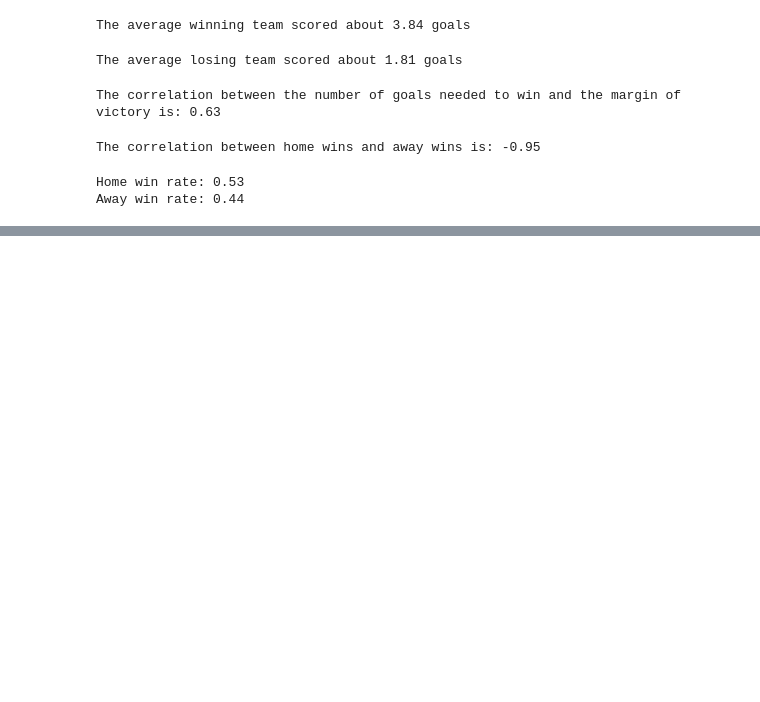
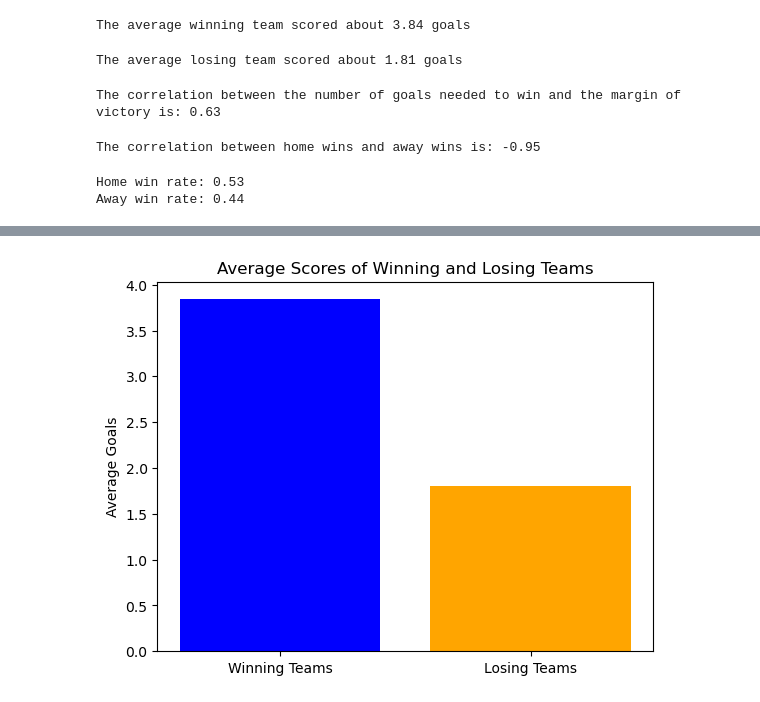
Before and after one commit to Jkosinski11/DSCI101_Final_Project, a Jupyter notebook: pythonWork.ipynb, the cells around one changed output, grey strips where cells are left out. Saved outputs shown, nothing was run; the diff lists cells and outputs as text; code cells hidden in the pictures; blank space fills up the shorter version.

```diff
--- a/pythonWork.ipynb
+++ b/pythonWork.ipynb
@@ -56,0 +87,12 @@ Away win rate: 0.44
+# %%
+average_scores = {
+    'Winning Teams': higherGoal.mean(),
+    'Losing Teams': lowerGoal.mean()
+}
+
+plt.bar(average_scores.keys(), average_scores.values(), color=['blue', 'orange'])
+plt.title('Average Scores of Winning and Losing Teams')
+plt.ylabel('Average Goals')
+plt.show()
+# %% [output]
+[figure, added]
```
Also changed, not shown: parts of 8 cells of this notebook, 1 other file.
